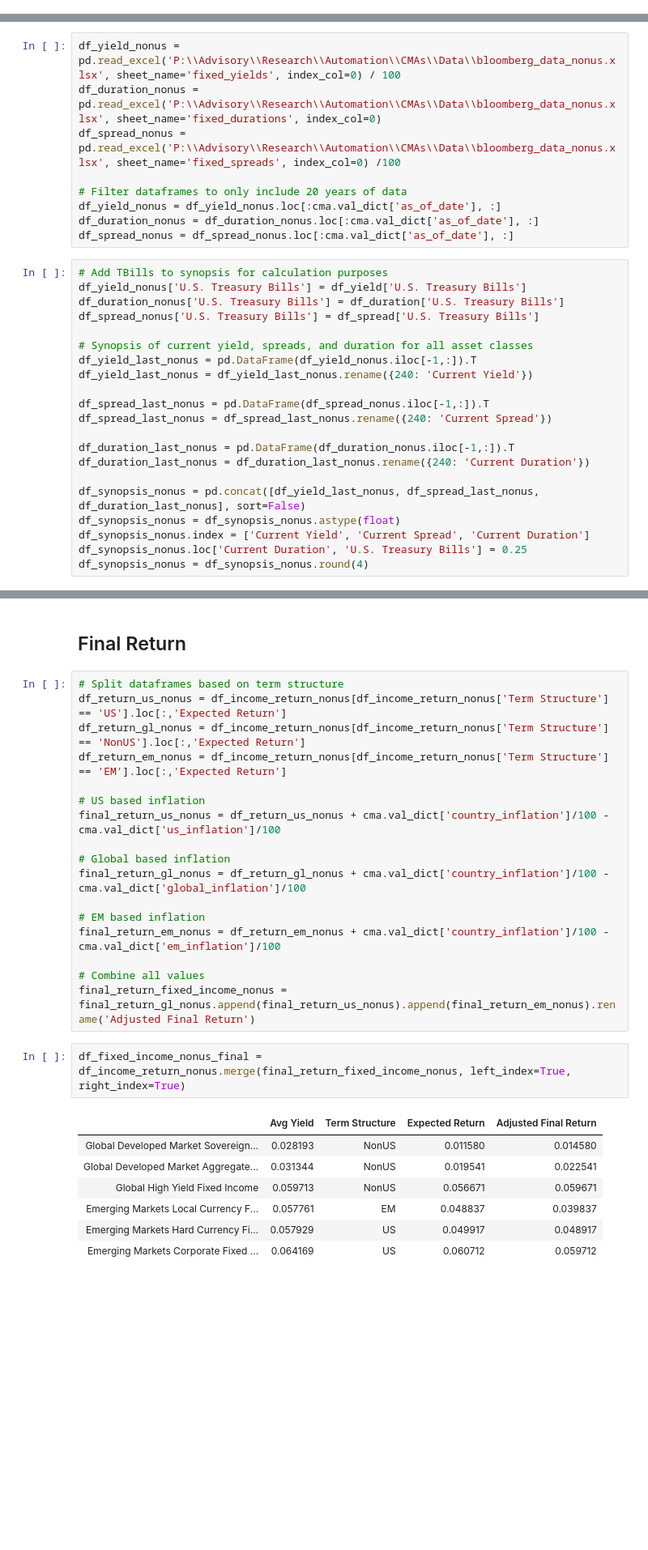
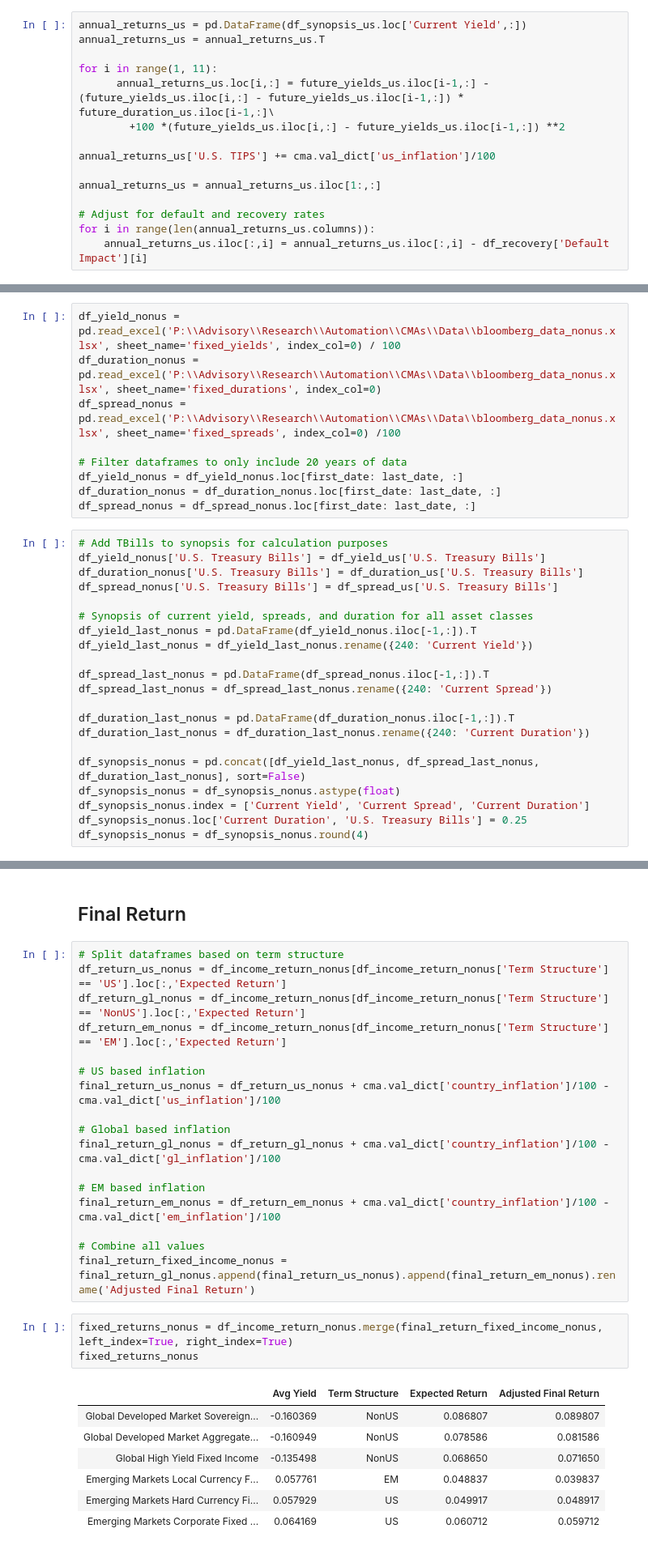
Before and after one commit to xbbld4x/CMAs, a Jupyter notebook: fixed_income_calcs.ipynb, the cells around one changed output, grey strips where cells are left out. Shown at 81% size. Saved outputs shown, nothing was run; the diff lists cells and outputs as text; blank space fills up the shorter version.

```diff
--- a/fixed_income_calcs.ipynb
+++ b/fixed_income_calcs.ipynb
@@ -310,0 +607,15 @@ df_spread = df_spread.loc[:cma.val_dict['as_of_date'], :]
+# %%
+annual_returns_us = pd.DataFrame(df_synopsis_us.loc['Current Yield',:])
+annual_returns_us = annual_returns_us.T
+
+for i in range(1, 11):
+      annual_returns_us.loc[i,:] = future_yields_us.iloc[i-1,:] - (future_yields_us.iloc[i,:] - future_yields_us.iloc[i-1,:]) * future_duration_us.iloc[i-1,:]\
+        +100 *(future_yields_us.iloc[i,:] - future_yields_us.iloc[i-1,:]) **2
+
+annual_returns_us['U.S. TIPS'] += cma.val_dict['us_inflation']/100
+
+annual_returns_us = annual_returns_us.iloc[1:,:]
+
+# Adjust for default and recovery rates
+for i in range(len(annual_returns_us.columns)):
+    annual_returns_us.iloc[:,i] = annual_returns_us.iloc[:,i] - df_recovery['Default Impact'][i]
@@ -318,14 +635,14 @@ df_duration_nonus = pd.read_excel('P:\\Advisory\\Research\\Automation\\CMAs\\Dat
 df_spread_nonus = pd.read_excel('P:\\Advisory\\Research\\Automation\\CMAs\\Data\\bloomberg_data_nonus.xlsx', sheet_name='fixed_spreads', index_col=0) /100
 
 # Filter dataframes to only include 20 years of data
-df_yield_nonus = df_yield_nonus.loc[:cma.val_dict['as_of_date'], :]
-df_duration_nonus = df_duration_nonus.loc[:cma.val_dict['as_of_date'], :]
-df_spread_nonus = df_spread_nonus.loc[:cma.val_dict['as_of_date'], :]
+df_yield_nonus = df_yield_nonus.loc[first_date: last_date, :]
+df_duration_nonus = df_duration_nonus.loc[first_date: last_date, :]
+df_spread_nonus = df_spread_nonus.loc[first_date: last_date, :]
 # %%
 # Add TBills to synopsis for calculation purposes
-df_yield_nonus['U.S. Treasury Bills'] = df_yield['U.S. Treasury Bills']
-df_duration_nonus['U.S. Treasury Bills'] = df_duration['U.S. Treasury Bills']
-df_spread_nonus['U.S. Treasury Bills'] = df_spread['U.S. Treasury Bills']
+df_yield_nonus['U.S. Treasury Bills'] = df_yield_us['U.S. Treasury Bills']
+df_duration_nonus['U.S. Treasury Bills'] = df_duration_us['U.S. Treasury Bills']
+df_spread_nonus['U.S. Treasury Bills'] = df_spread_us['U.S. Treasury Bills']
 
 # Synopsis of current yield, spreads, and duration for all asset classes
 df_yield_last_nonus = pd.DataFrame(df_yield_nonus.iloc[-1,:]).T
@@ -535,7 +830,7 @@ df_return_em_nonus = df_income_return_nonus[df_income_return_nonus['Term Structu
 final_return_us_nonus = df_return_us_nonus + cma.val_dict['country_inflation']/100 - cma.val_dict['us_inflation']/100
 
 # Global based inflation
-final_return_gl_nonus = df_return_gl_nonus + cma.val_dict['country_inflation']/100 - cma.val_dict['global_inflation']/100
+final_return_gl_nonus = df_return_gl_nonus + cma.val_dict['country_inflation']/100 - cma.val_dict['gl_inflation']/100
 
 # EM based inflation
 final_return_em_nonus = df_return_em_nonus + cma.val_dict['country_inflation']/100 - cma.val_dict['em_inflation']/100
@@ -543,12 +838,13 @@ final_return_em_nonus = df_return_em_nonus + cma.val_dict['country_inflation']/1
 # Combine all values
 final_return_fixed_income_nonus = final_return_gl_nonus.append(final_return_us_nonus).append(final_return_em_nonus).rename('Adjusted Final Return')
 # %%
-df_fixed_income_nonus_final = df_income_return_nonus.merge(final_return_fixed_income_nonus, left_index=True, right_index=True)
+fixed_returns_nonus = df_income_return_nonus.merge(final_return_fixed_income_nonus, left_index=True, right_index=True)
+fixed_returns_nonus
 # %% [output]
 |  | Avg Yield | Term Structure | Expected Return | Adjusted Final Return |
-| Global Developed Market Sovereign... | 0.028193 | NonUS | 0.011580 | 0.014580 |
-| Global Developed Market Aggregate... | 0.031344 | NonUS | 0.019541 | 0.022541 |
-| Global High Yield Fixed Income | 0.059713 | NonUS | 0.056671 | 0.059671 |
+| Global Developed Market Sovereign... | -0.160369 | NonUS | 0.086807 | 0.089807 |
+| Global Developed Market Aggregate... | -0.160949 | NonUS | 0.078586 | 0.081586 |
+| Global High Yield Fixed Income | -0.135498 | NonUS | 0.068650 | 0.071650 |
 | Emerging Markets Local Currency F... | 0.057761 | EM | 0.048837 | 0.039837 |
 | Emerging Markets Hard Currency Fi... | 0.057929 | US | 0.049917 | 0.048917 |
 | Emerging Markets Corporate Fixed ... | 0.064169 | US | 0.060712 | 0.059712 |
```
Also changed, not shown: parts of 38 cells of this notebook, 15 other files.
